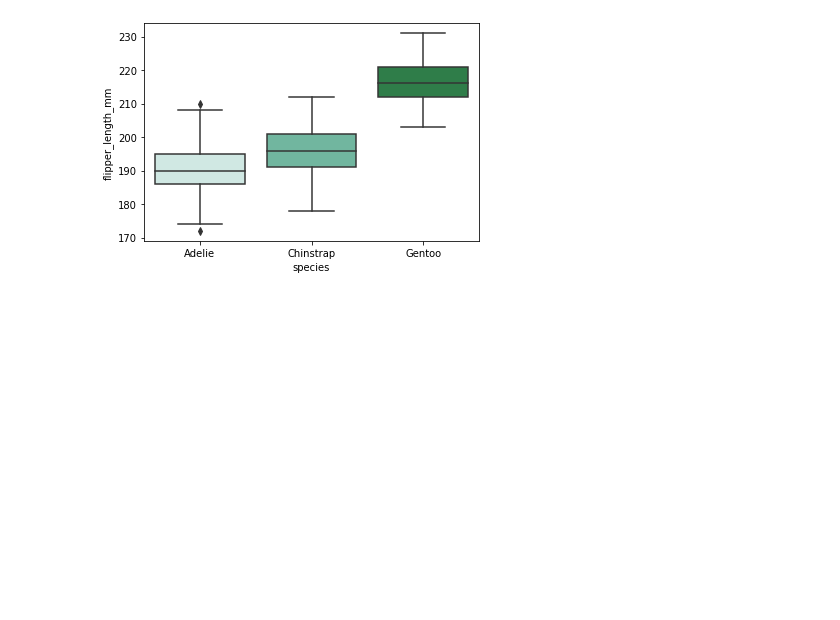
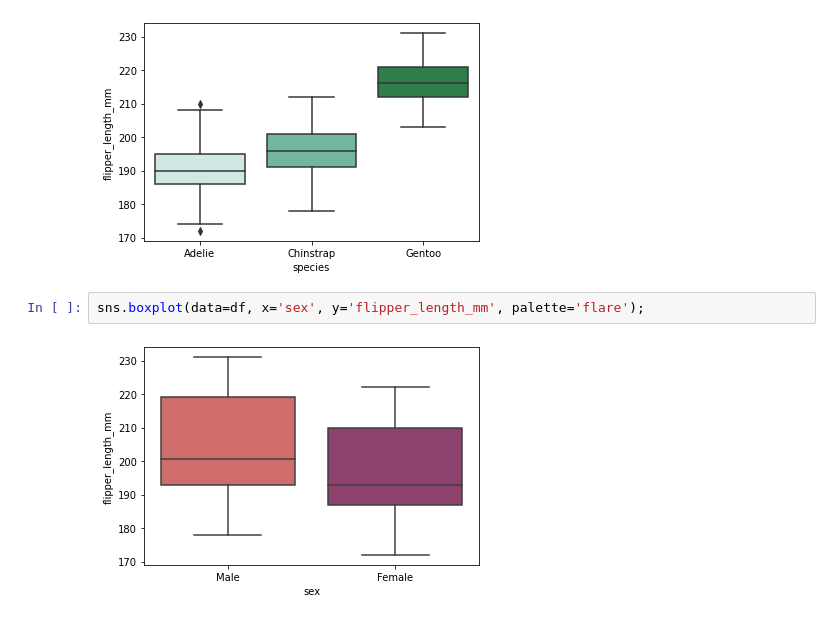
Before and after one commit to Mmarcos01/data-visualization, a Jupyter notebook: viz-a.ipynb, the cells around one changed output. Cells and saved outputs as stored; diff of their text form; blank space fills up the shorter version.

```diff
--- a/viz-a.ipynb
+++ b/viz-a.ipynb
@@ -158,3 +158,7 @@ sns.displot(data=df, x='flipper_length_mm', hue='species', kind='kde', palette='
 sns.boxplot(data=df, x='species', y='flipper_length_mm', palette='BuGn');
 # %% [output]
 [figure]
+# %%
+sns.boxplot(data=df, x='sex', y='flipper_length_mm', palette='flare');
+# %% [output]
+[figure, added]
```
Also changed, not shown: parts of 5 cells of this notebook.
